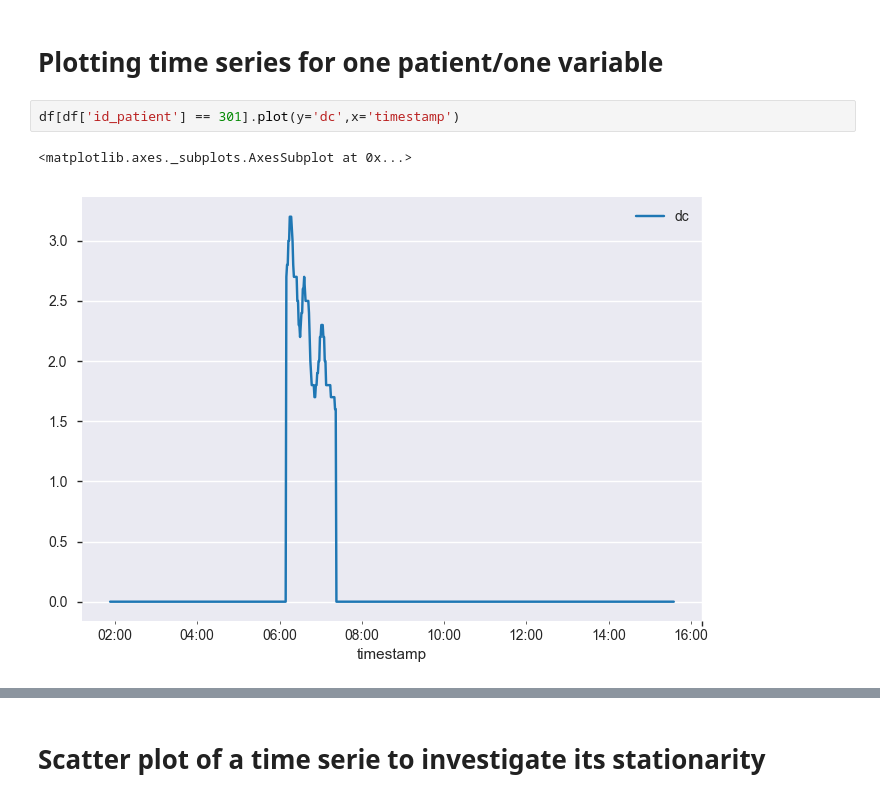
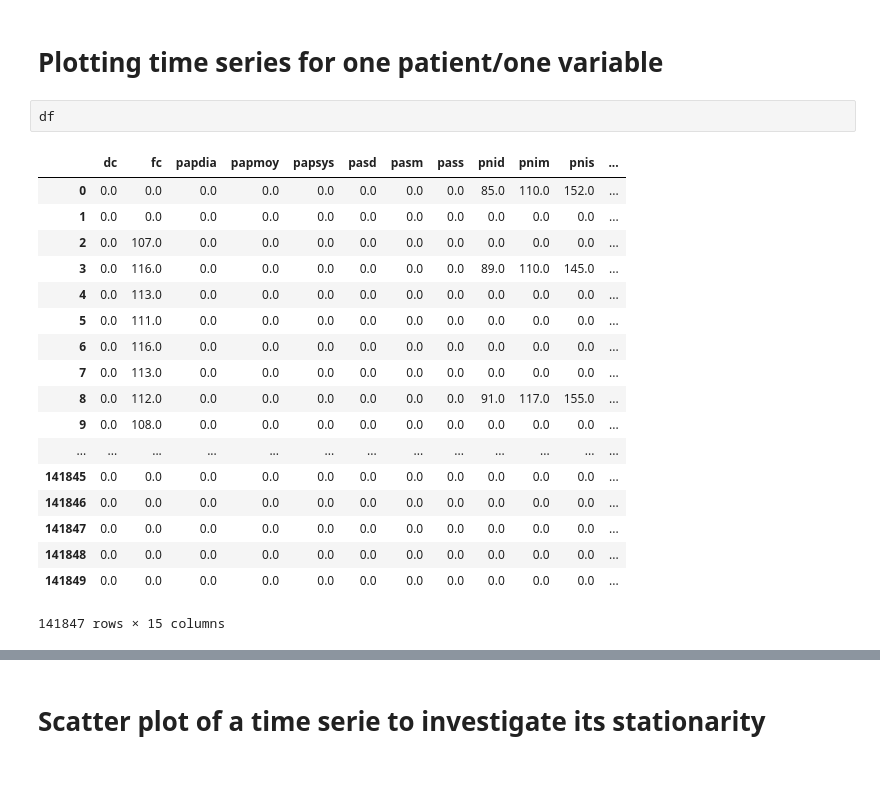
Before and after one commit to dataforgoodfr/batch_5_transplant, a Jupyter notebook: notebook/Analysis_Haemodynamic.ipynb, the cells around one changed output, grey strips where cells are left out. Cells and saved outputs as stored; diff of their text form; blank space fills up the shorter version.

```diff
--- a/notebook/Analysis_Haemodynamic.ipynb
+++ b/notebook/Analysis_Haemodynamic.ipynb
@@ -39,8 +40,24 @@ df['timestamp'] = pd.to_datetime(df['timestamp'])
 #https://machinelearningmastery.com/time-series-data-visualization-with-python/
 # %% [markdown]
 # Plotting time series for one patient/one variable
-# %%
-df[df['id_patient'] == 301].plot(y='dc',x='timestamp')
-# %% [output]
-<matplotlib.axes._subplots.AxesSubplot at 0x...>
-[figure, removed]
+# %%
+df
+# %% [output]
+|  | dc | fc | papdia | papmoy | papsys | pasd | pasm | pass | pnid | pnim | pnis | ... |
+| 0 | 0.0 | 0.0 | 0.0 | 0.0 | 0.0 | 0.0 | 0.0 | 0.0 | 85.0 | 110.0 | 152.0 | ... |
+| 1 | 0.0 | 0.0 | 0.0 | 0.0 | 0.0 | 0.0 | 0.0 | 0.0 | 0.0 | 0.0 | 0.0 | ... |
+| 2 | 0.0 | 107.0 | 0.0 | 0.0 | 0.0 | 0.0 | 0.0 | 0.0 | 0.0 | 0.0 | 0.0 | ... |
+| 3 | 0.0 | 116.0 | 0.0 | 0.0 | 0.0 | 0.0 | 0.0 | 0.0 | 89.0 | 110.0 | 145.0 | ... |
+| 4 | 0.0 | 113.0 | 0.0 | 0.0 | 0.0 | 0.0 | 0.0 | 0.0 | 0.0 | 0.0 | 0.0 | ... |
+| 5 | 0.0 | 111.0 | 0.0 | 0.0 | 0.0 | 0.0 | 0.0 | 0.0 | 0.0 | 0.0 | 0.0 | ... |
+| 6 | 0.0 | 116.0 | 0.0 | 0.0 | 0.0 | 0.0 | 0.0 | 0.0 | 0.0 | 0.0 | 0.0 | ... |
+| 7 | 0.0 | 113.0 | 0.0 | 0.0 | 0.0 | 0.0 | 0.0 | 0.0 | 0.0 | 0.0 | 0.0 | ... |
+| 8 | 0.0 | 112.0 | 0.0 | 0.0 | 0.0 | 0.0 | 0.0 | 0.0 | 91.0 | 117.0 | 155.0 | ... |
+| 9 | 0.0 | 108.0 | 0.0 | 0.0 | 0.0 | 0.0 | 0.0 | 0.0 | 0.0 | 0.0 | 0.0 | ... |
+| ... | ... | ... | ... | ... | ... | ... | ... | ... | ... | ... | ... | ... |
+| 141845 | 0.0 | 0.0 | 0.0 | 0.0 | 0.0 | 0.0 | 0.0 | 0.0 | 0.0 | 0.0 | 0.0 | ... |
+| 141846 | 0.0 | 0.0 | 0.0 | 0.0 | 0.0 | 0.0 | 0.0 | 0.0 | 0.0 | 0.0 | 0.0 | ... |
+| 141847 | 0.0 | 0.0 | 0.0 | 0.0 | 0.0 | 0.0 | 0.0 | 0.0 | 0.0 | 0.0 | 0.0 | ... |
+| 141848 | 0.0 | 0.0 | 0.0 | 0.0 | 0.0 | 0.0 | 0.0 | 0.0 | 0.0 | 0.0 | 0.0 | ... |
+| 141849 | 0.0 | 0.0 | 0.0 | 0.0 | 0.0 | 0.0 | 0.0 | 0.0 | 0.0 | 0.0 | 0.0 | ... |
+141847 rows × 15 columns
```
Also changed, not shown: parts of 9 cells of this notebook.
